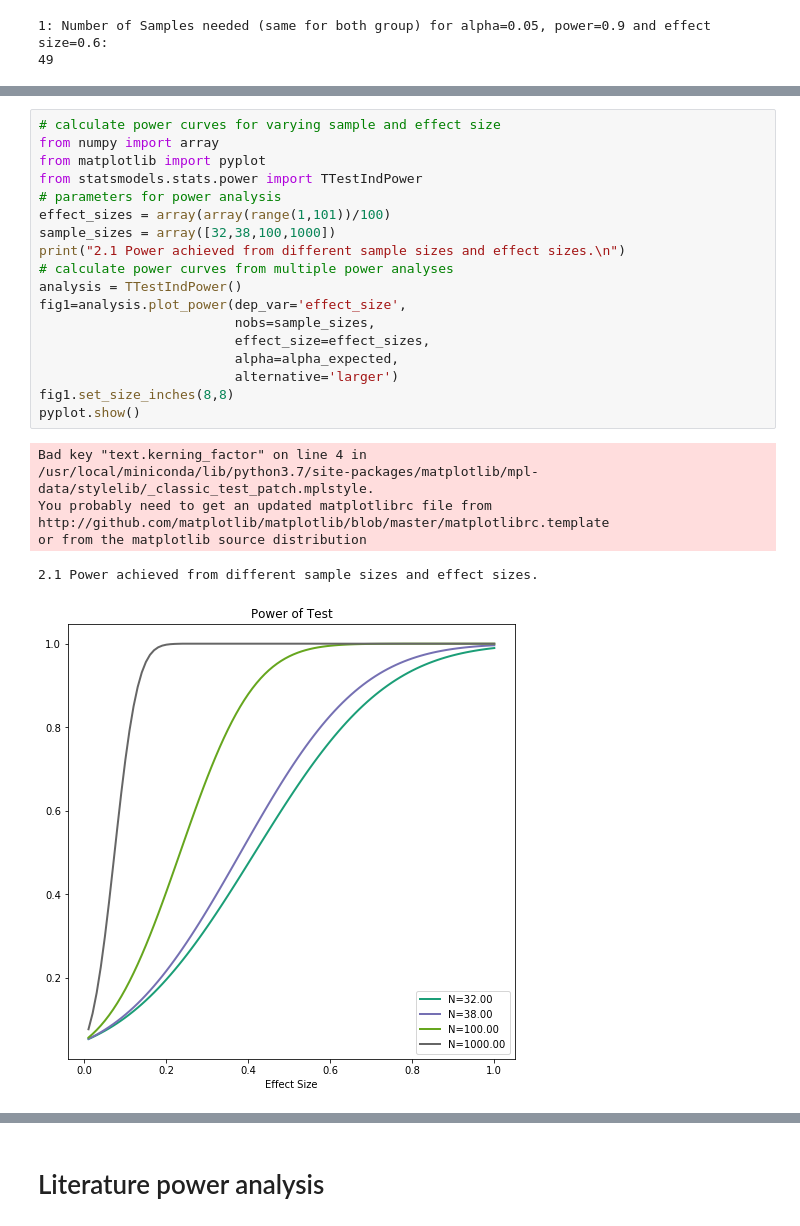
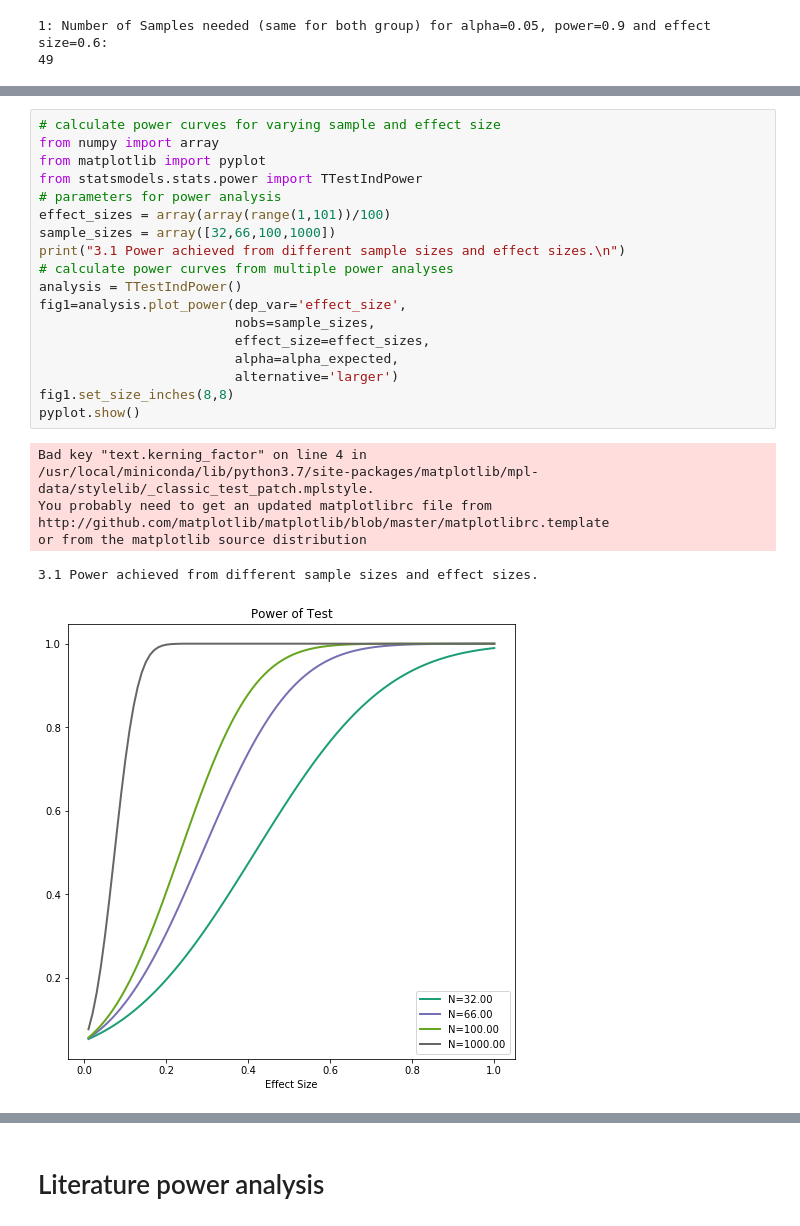
Before and after one commit to Vincent-wq/Replicability-of-PD-ICA, a Jupyter notebook: codes/devel/cerebellum_confounder/0_power_analysis.ipynb, the cells around one changed output, grey strips where cells are left out. Cells and saved outputs as stored; diff of their text form.

```diff
--- a/codes/devel/cerebellum_confounder/0_power_analysis.ipynb
+++ b/codes/devel/cerebellum_confounder/0_power_analysis.ipynb
@@ -31,29 +28,29 @@ Failed to converge on a solution.
 # %%
 # calculate power curves for varying sample and effect size
 from numpy import array
 from matplotlib import pyplot
 from statsmodels.stats.power import TTestIndPower
 # parameters for power analysis
 effect_sizes = array(array(range(1,101))/100)
-sample_sizes = array([32,38,100,1000])
-print("2.1 Power achieved from different sample sizes and effect sizes.\n")
+sample_sizes = array([32,66,100,1000])
+print("3.1 Power achieved from different sample sizes and effect sizes.\n")
 # calculate power curves from multiple power analyses
 analysis = TTestIndPower()
 fig1=analysis.plot_power(dep_var='effect_size',
                          nobs=sample_sizes,
                          effect_size=effect_sizes,
                          alpha=alpha_expected,
                          alternative='larger')
 fig1.set_size_inches(8,8)
 pyplot.show()
 # %% [output]
 Bad key "text.kerning_factor" on line 4 in
 /usr/local/miniconda/lib/python3.7/site-packages/matplotlib/mpl-data/stylelib/_classic_test_patch.mplstyle.
 You probably need to get an updated matplotlibrc file from
 http://github.com/matplotlib/matplotlib/blob/master/matplotlibrc.template
 or from the matplotlib source distribution
-2.1 Power achieved from different sample sizes and effect sizes.
+3.1 Power achieved from different sample sizes and effect sizes.
-[figure, old version]
+[figure, new version]
 # %%
 from numpy import array
 import matplotlib.pyplot as plt
```
Also changed, not shown: parts of 4 cells of this notebook.
